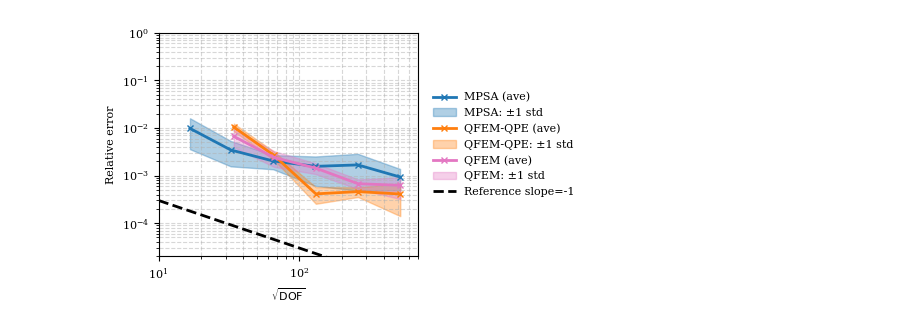
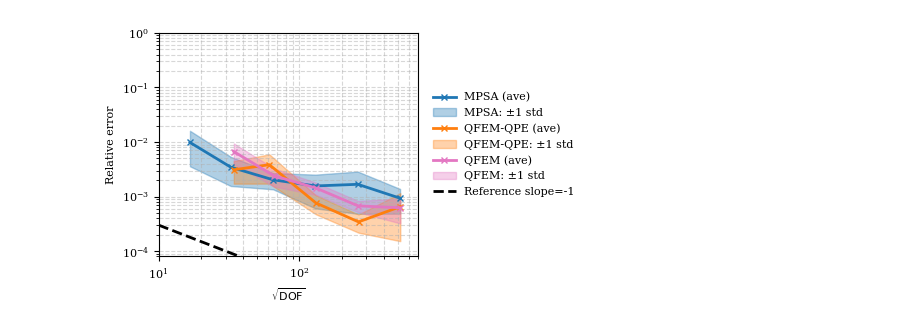
Before and after one commit to RonghaoCui/fracture_sif_computation, a Jupyter notebook: plotfigs/rotation/PlotAll_so_conv_fittedparams.ipynb, the cells around one changed output. Cells and saved outputs as stored; diff of their text form; code cells hidden in the pictures.

```diff
--- a/plotfigs/rotation/PlotAll_so_conv_fittedparams.ipynb
+++ b/plotfigs/rotation/PlotAll_so_conv_fittedparams.ipynb
@@ -38,15 +38,15 @@ err_std_mpsa = np.array([
 
 # QFEM-QPE
 femqpe_dofs = np.array([
-    34.25062305, 66.02453782, 131.1133649, 261.46259029, 522.16507555
+    34.25062305, 61.25277445, 131.1133649, 263.66908619, 522.16507555
 ])
 
 err_ave_femqpe = np.array([
-    0.0104906, 0.00266851, 0.00041304, 0.00046039, 0.00041007
+    0.00310083, 0.00383617, 0.00076534, 0.00034313, 0.00065338
 ])
 
 err_std_femqpe = np.array([
-    0.00190925, 0.00052384, 0.00015769, 0.00010616, 0.00026964
+    0.00137862, 0.0021109, 0.00029205, 0.0001255, 0.00050111
 ])
 
 # QFEM no qpe
@@ -171,32 +171,32 @@ ax.loglog(
     linewidth=2.0,
     label="Reference slope=-1"
 )
 
 ax.xaxis.set_major_formatter(formatter)
 ax.yaxis.set_major_formatter(formatter)
 ax.set_xlim(10, 700)
-ax.set_ylim(0.00002, 1.0)
+ax.set_ylim(0.00008, 1.0)
 ax.xaxis.set_major_locator(LogLocator(base=10))
 ax.xaxis.set_major_formatter(LogFormatterMathtext())
 ax.xaxis.set_minor_locator(LogLocator(base=10, subs=np.arange(2, 10) * 0.1))
 
 ax.yaxis.set_major_locator(LogLocator(base=10))
 ax.yaxis.set_major_formatter(LogFormatterMathtext())
 ax.yaxis.set_minor_locator(LogLocator(base=10, subs=np.arange(2, 10) * 0.1))
 
 ax.set_xlabel(r"$\sqrt{\mathrm{DOF}}$")
 ax.set_ylabel("Relative error")
 
 # ax.legend(loc="lower left")
 ax.legend(
     loc="center left",
     bbox_to_anchor=(1.02, 0.5),
     frameon=False
 )
 ax.grid(True, which="both", linestyle="--", alpha=0.5)
 plt.tight_layout()
 # plt.savefig("KI_convergence_so.tiff", format="tiff", dpi=300, bbox_inches="tight", pil_kwargs={"compression": "tiff_lzw"})
 # plt.savefig("sneddon_singularity.eps", format="eps", dpi=300, bbox_inches="tight")
 plt.show()
 # %% [output]
-[figure, old version]
+[figure, new version]
```
Also changed, not shown: 13 other files.
